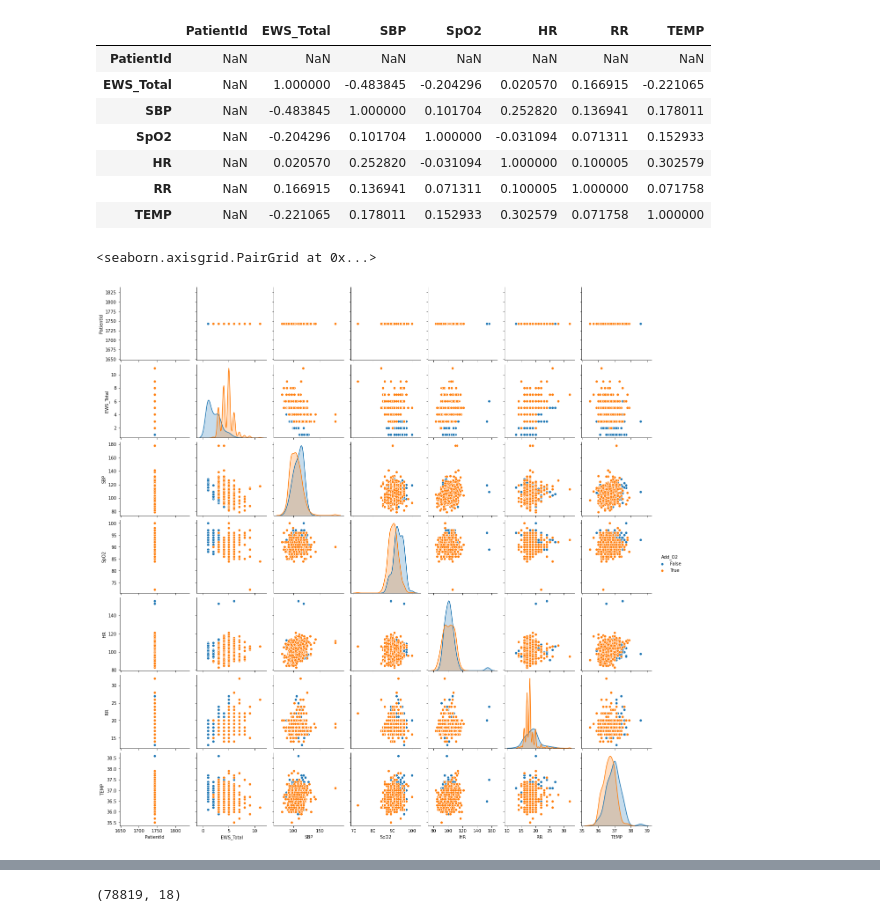
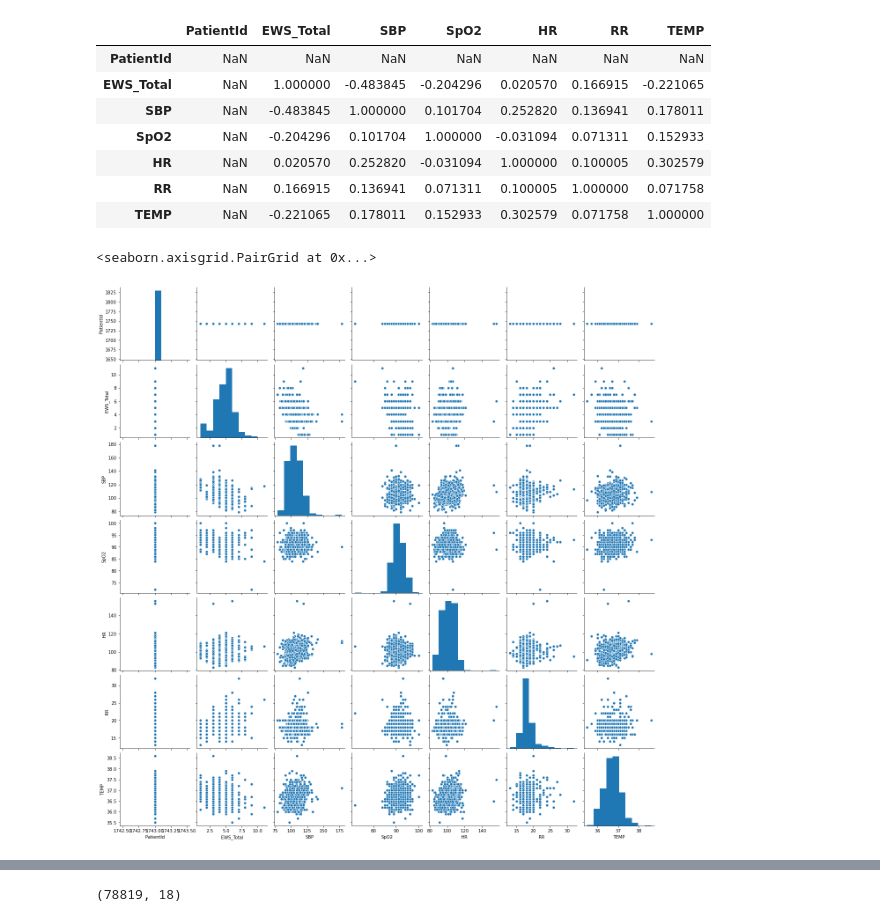
Before and after one commit to kustex/arinti_ews_usecase, a Jupyter notebook: arinti_EWS_notebook.ipynb, the cells around one changed output, grey strips where cells are left out. Drawn from its saved outputs; the diff is of its cells as text; code cells hidden in the pictures.

```diff
--- a/arinti_EWS_notebook.ipynb
+++ b/arinti_EWS_notebook.ipynb
@@ -32,5 +46,7 @@ Data columns (total 18 columns):
  17  TEMP_Score       171736 non-null  int64
 dtypes: float64(6), int64(8), object(4)
 memory usage: 23.6+ MB
+# %%
+df['ObservationDate']= pd.to_datetime(df['ObservationDate'])
 # %%
 df.isnull().sum()
@@ -75,6 +92,6 @@ total_patients
 2047      1
 Name: PatientId, Length: 10136, dtype: int64
 # %%
-df_selected_feat = df[['PatientId','EWS_Total','SBP','LOC','SpO2','Add_O2','HR','RR','TEMP']]
+df_selected_feat = df[['ObservationDate','PatientId','EWS_Total','SBP','LOC','SpO2','Add_O2','HR','RR','TEMP']]
 df_selected_feat
 # %% [output]
@@ -130,9 +143,9 @@ patient1.corr()
 | RR | NaN | 0.166915 | 0.136941 | 0.071311 | 0.100005 | 1.000000 | 0.071758 |
 | TEMP | NaN | -0.221065 | 0.178011 | 0.152933 | 0.302579 | 0.071758 | 1.000000 |
 # %%
-import seaborn as sns
-#sns.pairplot(patient1.drop(['Add_O2'], axis=1))
-sns.pairplot(patient1, hue='Add_O2')
+
+sns.pairplot(patient1.drop(['Add_O2'], axis=1))
+#sns.pairplot(patient1, hue='Add_O2')
 # %% [output]
 <seaborn.axisgrid.PairGrid at 0x...>
-[figure, old version]
+[figure, new version]
```
Also changed, not shown: parts of 24 cells of this notebook.
